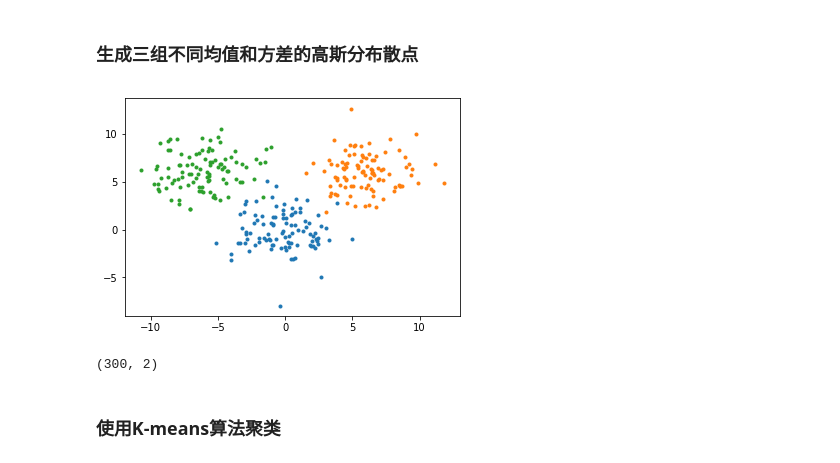
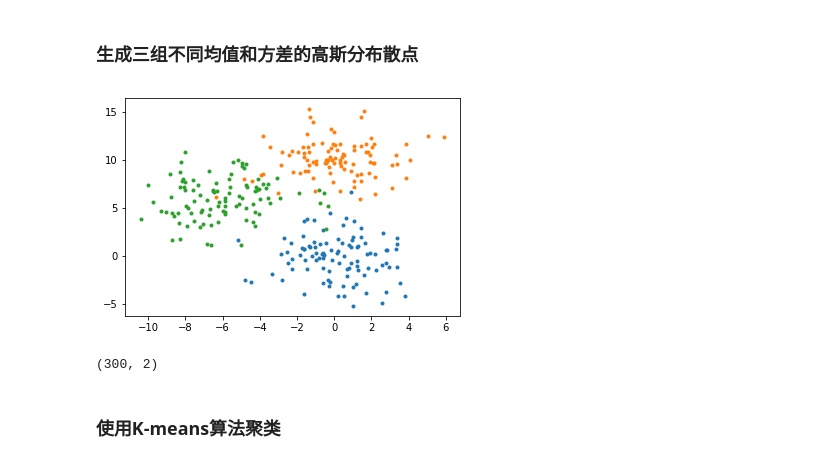
Before and after one commit to CN-GuoZiyang/machine-learning, a Jupyter notebook: ML_Lab3/ML_Lab3.ipynb, the cells around one changed output. Cells and saved outputs as stored; diff of their text form; code cells hidden in the pictures.

```diff
--- a/ML_Lab3/ML_Lab3.ipynb
+++ b/ML_Lab3/ML_Lab3.ipynb
@@ -7,22 +7,22 @@ import random
 # %%
 X = np.zeros((2, 300))
 for i in range(100):
     X[0, i] = random.gauss(0, 2)
     X[1, i] = random.gauss(0, 2)
 for i in range(100, 200):
-    X[0, i] = random.gauss(6, 2)
-    X[1, i] = random.gauss(6, 2)
+    X[0, i] = random.gauss(0, 2)
+    X[1, i] = random.gauss(10, 2)
 for i in range(200, 300):
     X[0, i] = random.gauss(-6, 2)
     X[1, i] = random.gauss(6, 2)
 plt.scatter(X[0, 0:100], X[1, 0:100], marker=".")
 plt.scatter(X[0, 100:200], X[1, 100:200], marker=".")
 plt.scatter(X[0, 200:300], X[1, 200:300], marker=".")
 plt.show()
 X = X.T
 print(X.shape)
 # %% [output]
-[figure, old version]
+[figure, new version]
 (300, 2)
 # %% [markdown]
 ### 使用K-means算法聚类
```
Also changed, not shown: parts of 5 cells of this notebook.
